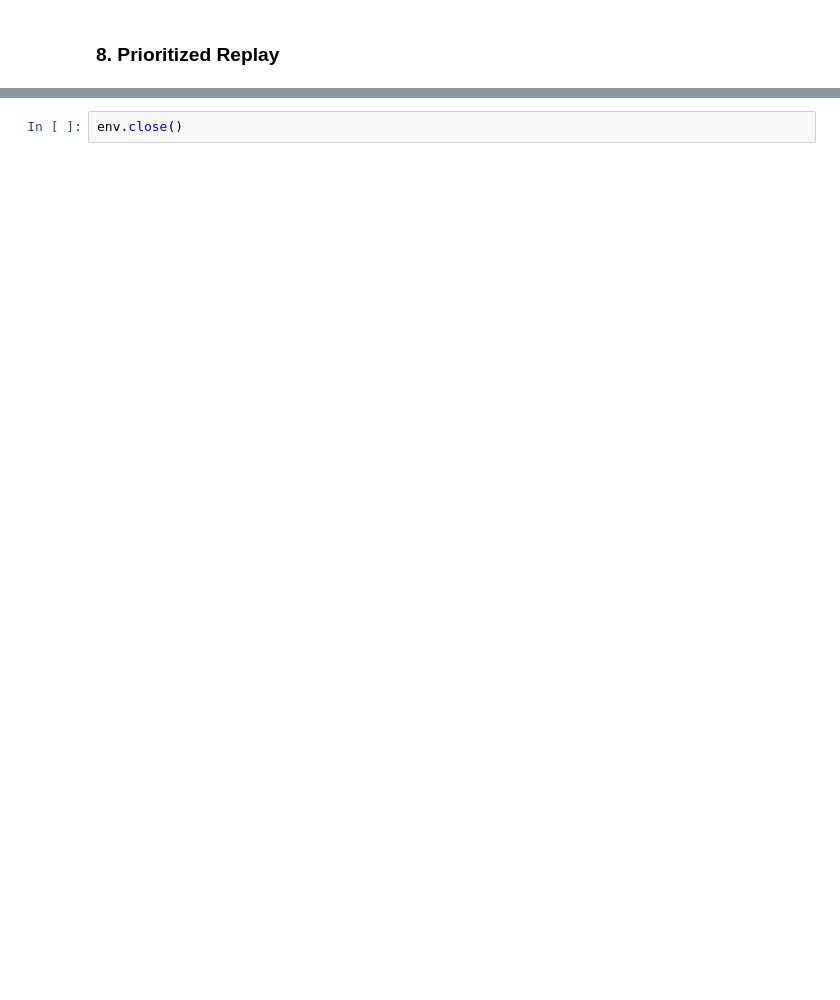
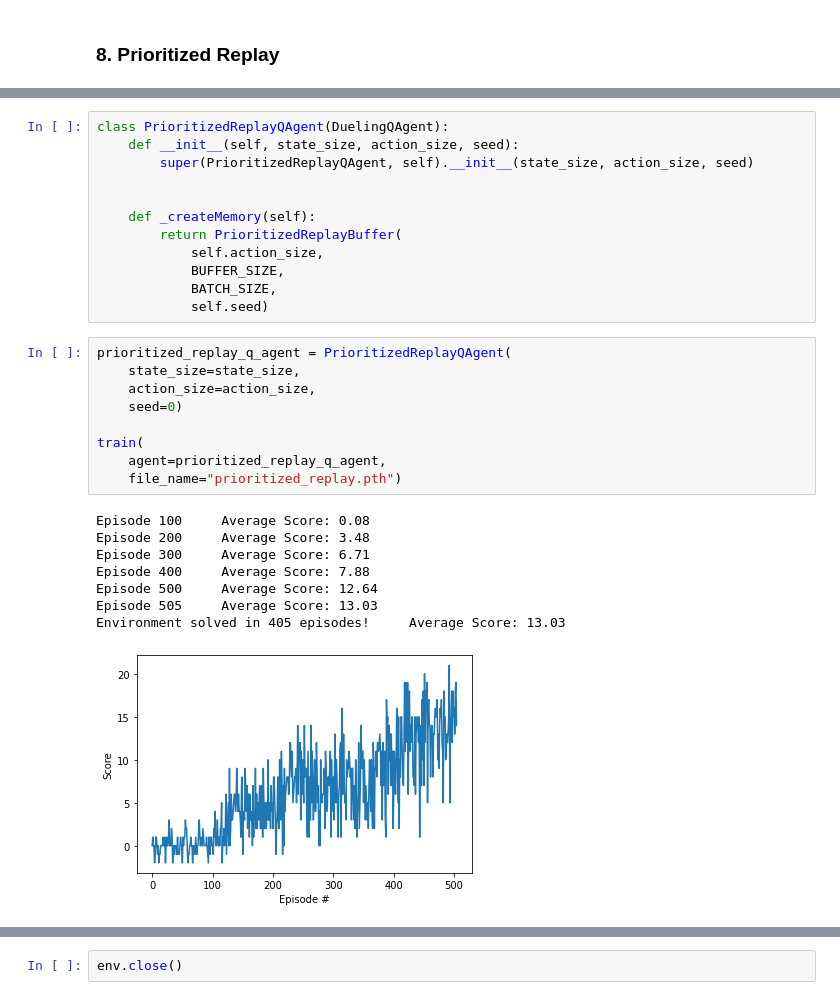
Before and after one commit to dimaga/drlnd-p1-navigation, a Jupyter notebook: Navigation.ipynb, the cells around one changed output, grey strips where cells are left out. Drawn from its saved outputs; the diff is of its cells as text; blank space fills up the shorter version.

Commit message:
Refactor code, add suboptimal PrioritizedReplay

```diff
--- a/Navigation.ipynb
+++ b/Navigation.ipynb
@@ -575,0 +627,30 @@ Score: 11.0
+# %%
+class PrioritizedReplayQAgent(DuelingQAgent):
+    def __init__(self, state_size, action_size, seed):
+        super(PrioritizedReplayQAgent, self).__init__(state_size, action_size, seed)
+
+
+    def _createMemory(self):
+        return PrioritizedReplayBuffer(
+            self.action_size,
+            BUFFER_SIZE,
+            BATCH_SIZE,
+            self.seed)
+# %%
+prioritized_replay_q_agent = PrioritizedReplayQAgent(
+    state_size=state_size,
+    action_size=action_size,
+    seed=0)
+
+train(
+    agent=prioritized_replay_q_agent,
+    file_name="prioritized_replay.pth")
+# %% [output]
+Episode 100     Average Score: 0.08
+Episode 200     Average Score: 3.48
+Episode 300     Average Score: 6.71
+Episode 400     Average Score: 7.88
+Episode 500     Average Score: 12.64
+Episode 505     Average Score: 13.03
+Environment solved in 405 episodes!     Average Score: 13.03
+[figure, added]
```
Also changed, not shown: parts of 18 cells of this notebook, 4 other files.
